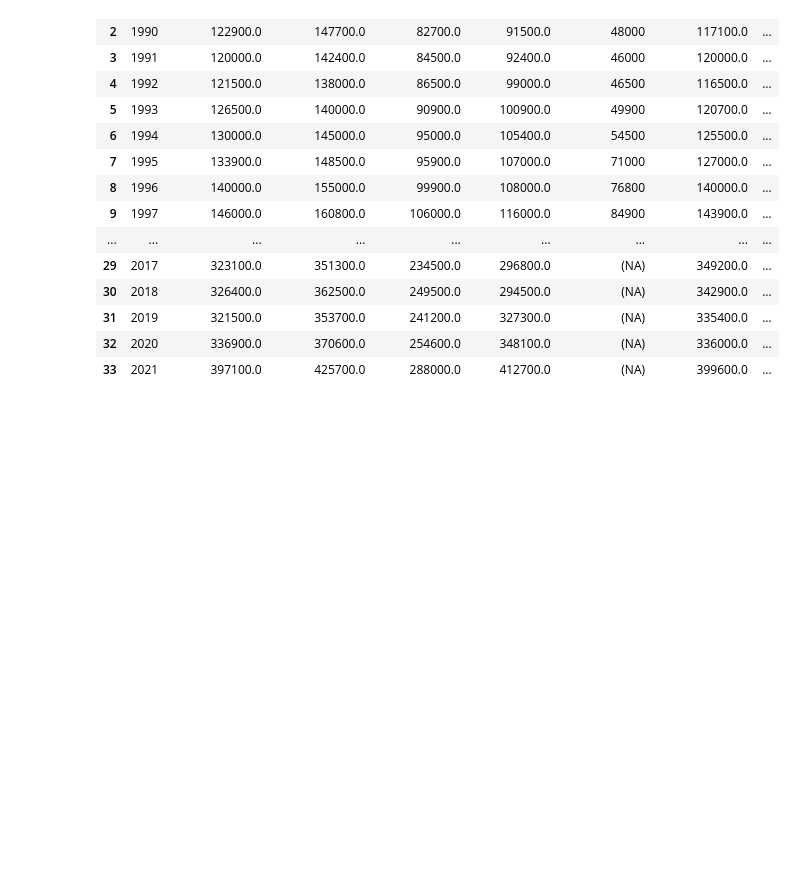
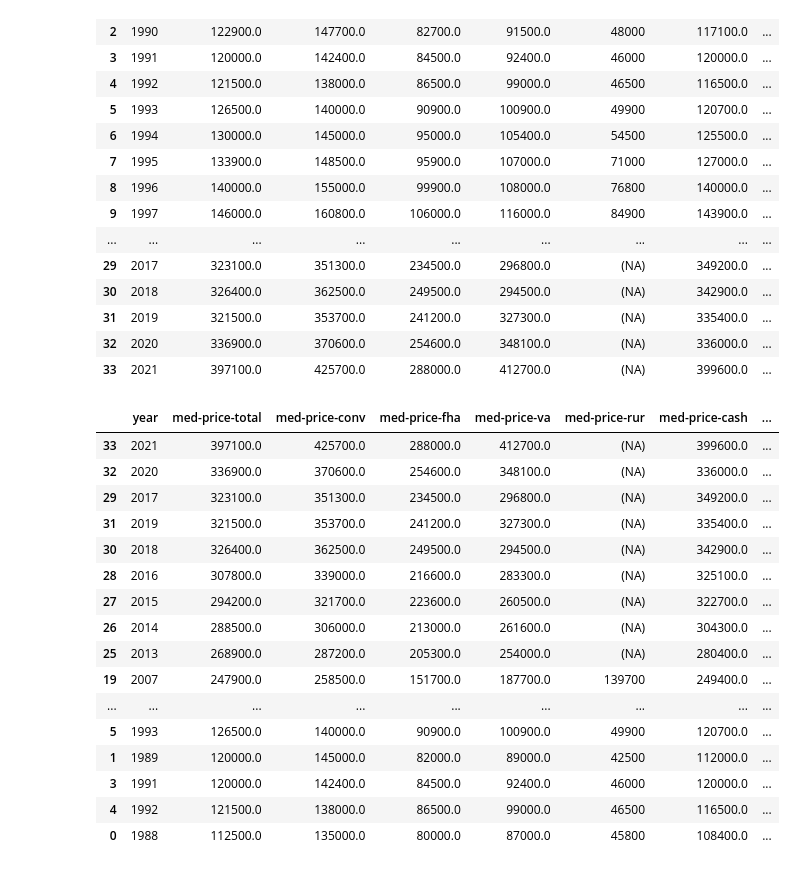
Before and after one commit to mollyboigon/house-price-financing, a Jupyter notebook: house-price-financing.ipynb, the cells around one changed output. Saved outputs shown, nothing was run; the diff lists cells and outputs as text; code cells hidden in the pictures; blank space fills up the shorter version.

```diff
--- a/house-price-financing.ipynb
+++ b/house-price-financing.ipynb
@@ -88,3 +88,23 @@ df
 | 31 | 2019 | 321500.0 | 353700.0 | 241200.0 | 327300.0 | (NA) | 335400.0 | ... |
 | 32 | 2020 | 336900.0 | 370600.0 | 254600.0 | 348100.0 | (NA) | 336000.0 | ... |
 | 33 | 2021 | 397100.0 | 425700.0 | 288000.0 | 412700.0 | (NA) | 399600.0 | ... |
+# %%
+df.sort_values("av-price-cash", ascending=False)
+# %% [output]
+|  | year | med-price-total | med-price-conv | med-price-fha | med-price-va | med-price-rur | med-price-cash | ... |
+| 33 | 2021 | 397100.0 | 425700.0 | 288000.0 | 412700.0 | (NA) | 399600.0 | ... |
+| 32 | 2020 | 336900.0 | 370600.0 | 254600.0 | 348100.0 | (NA) | 336000.0 | ... |
+| 29 | 2017 | 323100.0 | 351300.0 | 234500.0 | 296800.0 | (NA) | 349200.0 | ... |
+| 31 | 2019 | 321500.0 | 353700.0 | 241200.0 | 327300.0 | (NA) | 335400.0 | ... |
+| 30 | 2018 | 326400.0 | 362500.0 | 249500.0 | 294500.0 | (NA) | 342900.0 | ... |
+| 28 | 2016 | 307800.0 | 339000.0 | 216600.0 | 283300.0 | (NA) | 325100.0 | ... |
+| 27 | 2015 | 294200.0 | 321700.0 | 223600.0 | 260500.0 | (NA) | 322700.0 | ... |
+| 26 | 2014 | 288500.0 | 306000.0 | 213000.0 | 261600.0 | (NA) | 304300.0 | ... |
+| 25 | 2013 | 268900.0 | 287200.0 | 205300.0 | 254000.0 | (NA) | 280400.0 | ... |
+| 19 | 2007 | 247900.0 | 258500.0 | 151700.0 | 187700.0 | 139700 | 249400.0 | ... |
+| ... | ... | ... | ... | ... | ... | ... | ... | ... |
+| 5 | 1993 | 126500.0 | 140000.0 | 90900.0 | 100900.0 | 49900 | 120700.0 | ... |
+| 1 | 1989 | 120000.0 | 145000.0 | 82000.0 | 89000.0 | 42500 | 112000.0 | ... |
+| 3 | 1991 | 120000.0 | 142400.0 | 84500.0 | 92400.0 | 46000 | 120000.0 | ... |
+| 4 | 1992 | 121500.0 | 138000.0 | 86500.0 | 99000.0 | 46500 | 116500.0 | ... |
+| 0 | 1988 | 112500.0 | 135000.0 | 80000.0 | 87000.0 | 45800 | 108400.0 | ... |
```
Also changed, not shown: parts of 8 cells of this notebook.
